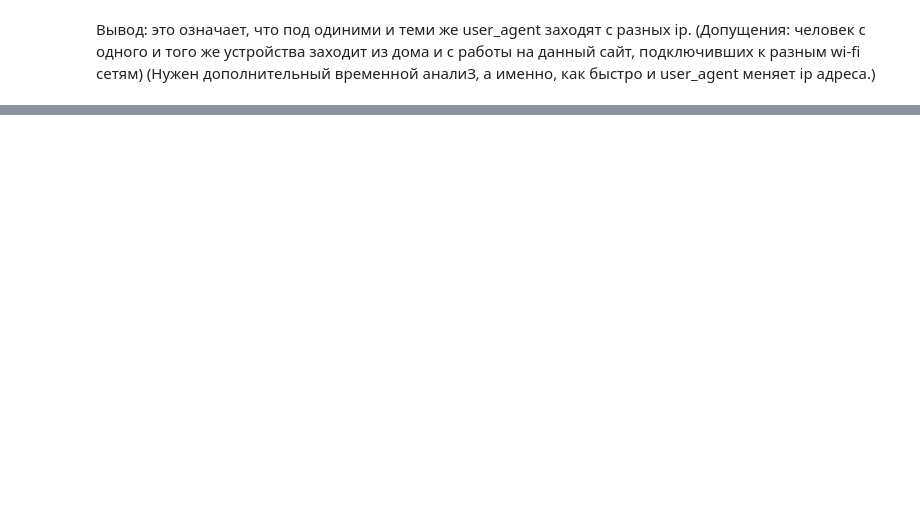
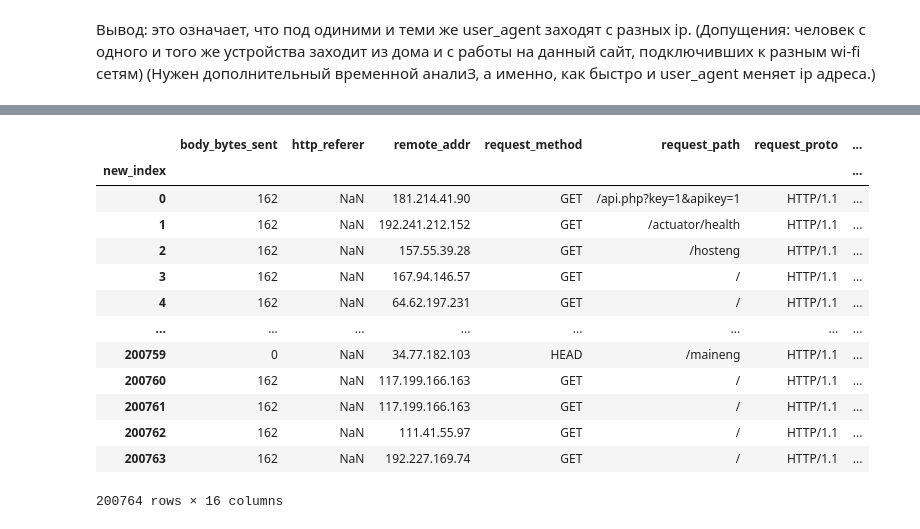
Before and after one commit to KorotkovED/Diplom, a Jupyter notebook: Копия_блокнота_"Diplom_ipynb".ipynb, the cells around one changed output, grey strips where cells are left out. Drawn from its saved outputs; the diff is of its cells as text; code cells hidden in the pictures; blank space fills up the shorter version.

```diff
--- a/Копия_блокнота_"Diplom_ipynb".ipynb
+++ b/Копия_блокнота_"Diplom_ipynb".ipynb
@@ -209 +355,9 @@ df.loc[df['http_user_agent'].isin(stack_tablet),'tablet'] = True
+# %%
+# перенос меток кластеров на датафрейм df
+
+df['device'] = stack_device
+df['os'] = stack_os
+df['browser']= stack_browser
+df['is_mozilla'] = is_mozilla
+df['class'] = stack
 # %%
@@ -299,12 +445,0 @@ plt.show()
-# %%
-#объедим метки класса в один столбец
-
-df['bot'] = df['bot'].replace({True: 'bot', False:''})
-df['mobile'] = df['mobile'].replace({True: 'mobile', False:''})
-df['pc'] = df['pc'].replace({True: 'pc', False:''})
-df['tablet'] = df['tablet'].replace({True: 'tablet', False:''})
-
-df['class'] = df['bot'] + df['mobile'] + df['pc'] + df['tablet']
-display(df)
-
-df = df.drop(['bot', 'mobile', 'pc', 'tablet'], axis=1)
@@ -334,0 +467,37 @@ pip install geocoder
+# %%
+# Определение местоположения по ip
+
+import geoip2.database
+
+stack_country = []
+stack_continent = []
+
+reader = geoip2.database.Reader('/content/drive/MyDrive/GeoLite2-Country.mmdb')
+unique_ip = df['remote_addr'].tolist()
+
+for i in unique_ip:
+  response = reader.country(i)
+  stack_country.append(response.country.name)
+  stack_continent.append(response.continent.name)
+
+reader.close()
+# %%
+df['country'] = stack_country
+df['continent'] = stack_continent
+df.drop('remote_addr', axis=1)
+df.drop('http_user_agent', axis=1)
+# %% [output]
+|  | body_bytes_sent | http_referer | remote_addr | request_method | request_path | request_proto | ... |
+| new_index |  |  |  |  |  |  | ... |
+| 0 | 162 | NaN | 181.214.41.90 | GET | /api.php?key=1&apikey=1 | HTTP/1.1 | ... |
+| 1 | 162 | NaN | 192.241.212.152 | GET | /actuator/health | HTTP/1.1 | ... |
+| 2 | 162 | NaN | 157.55.39.28 | GET | /hosteng | HTTP/1.1 | ... |
+| 3 | 162 | NaN | 167.94.146.57 | GET | / | HTTP/1.1 | ... |
+| 4 | 162 | NaN | 64.62.197.231 | GET | / | HTTP/1.1 | ... |
+| ... | ... | ... | ... | ... | ... | ... | ... |
+| 200759 | 0 | NaN | 34.77.182.103 | HEAD | /maineng | HTTP/1.1 | ... |
+| 200760 | 162 | NaN | 117.199.166.163 | GET | / | HTTP/1.1 | ... |
+| 200761 | 162 | NaN | 117.199.166.163 | GET | / | HTTP/1.1 | ... |
+| 200762 | 162 | NaN | 111.41.55.97 | GET | / | HTTP/1.1 | ... |
+| 200763 | 162 | NaN | 192.227.169.74 | GET | / | HTTP/1.1 | ... |
+200764 rows × 16 columns
```
Also changed, not shown: parts of 49 cells of this notebook.
